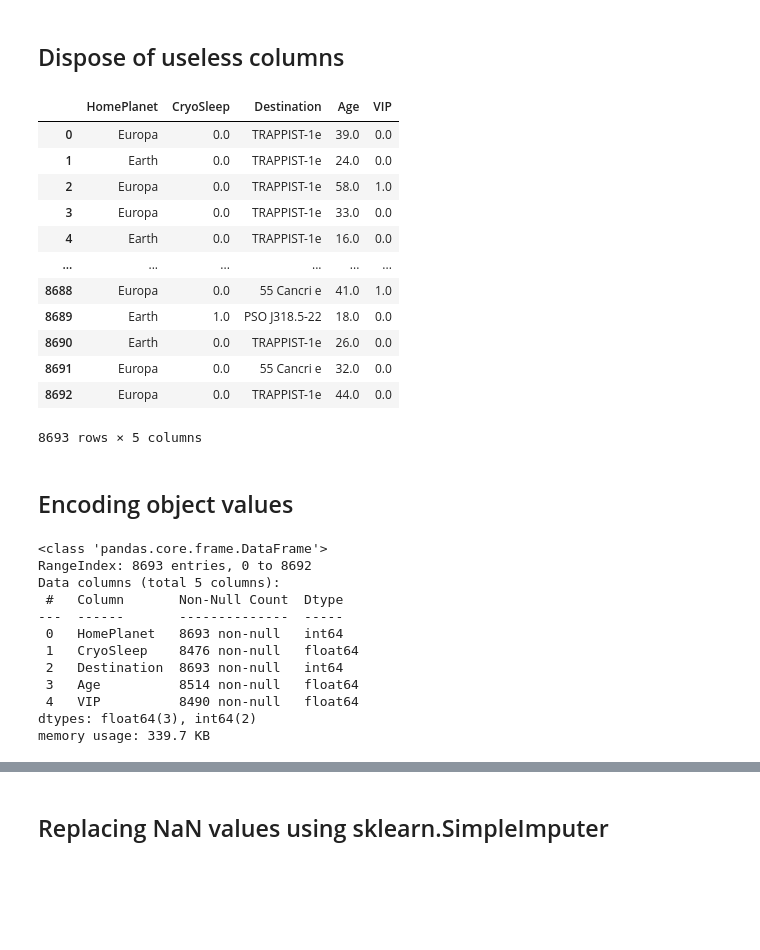
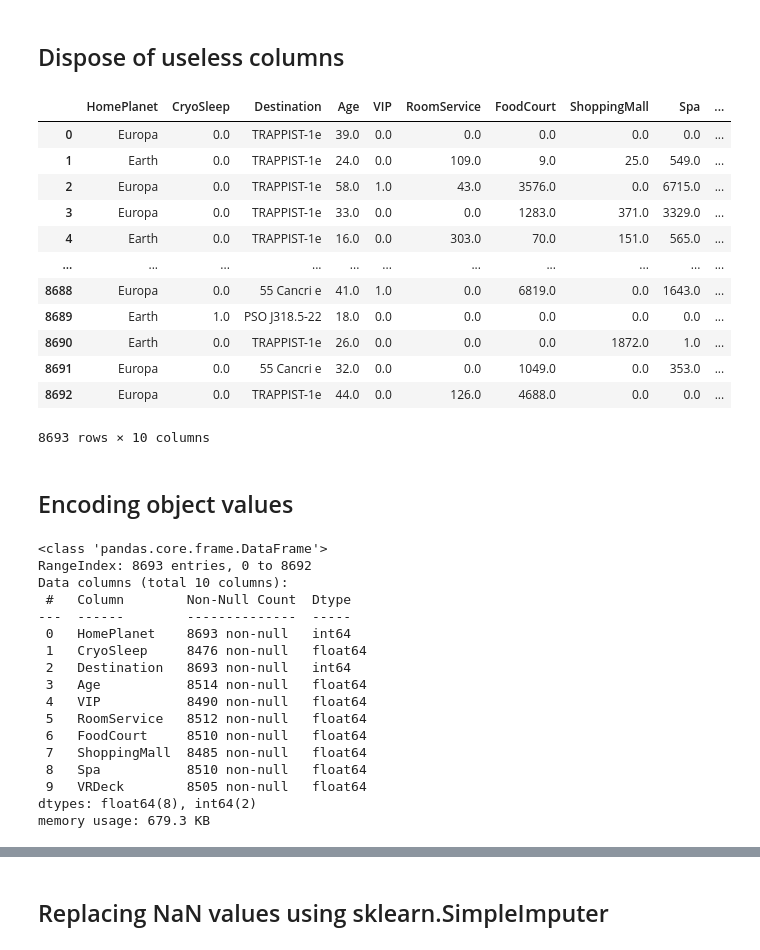
Before and after one commit to AllexManz/TitanicProblem, a Jupyter notebook: spaceship_exp_analysis.ipynb, the cells around one changed output, grey strips where cells are left out. Cells and saved outputs as stored; diff of their text form; code cells hidden in the pictures; blank space fills up the shorter version.

```diff
--- a/spaceship_exp_analysis.ipynb
+++ b/spaceship_exp_analysis.ipynb
@@ -70,24 +71,25 @@ memory usage: 950.9+ KB
 # %% [markdown]
 ## Dispose of useless columns
 # %%
-train_df = df.drop(columns=['PassengerId', 'FoodCourt', 'ShoppingMall', 'Spa',
-                            'Name', 'Transported', 'RoomService', 'VRDeck', 'Cabin'])
+# train_df = df.drop(columns=['PassengerId', 'FoodCourt', 'ShoppingMall', 'Spa',
+#                             'Name', 'Transported', 'RoomService', 'VRDeck', 'Cabin'])
+train_df = df.drop(columns=['PassengerId', 'Name', 'Transported', 'Cabin'])
 answers = df['Transported']
 train_df
 # %% [output]
-|  | HomePlanet | CryoSleep | Destination | Age | VIP |
-| 0 | Europa | 0.0 | TRAPPIST-1e | 39.0 | 0.0 |
-| 1 | Earth | 0.0 | TRAPPIST-1e | 24.0 | 0.0 |
-| 2 | Europa | 0.0 | TRAPPIST-1e | 58.0 | 1.0 |
-| 3 | Europa | 0.0 | TRAPPIST-1e | 33.0 | 0.0 |
-| 4 | Earth | 0.0 | TRAPPIST-1e | 16.0 | 0.0 |
-| ... | ... | ... | ... | ... | ... |
-| 8688 | Europa | 0.0 | 55 Cancri e | 41.0 | 1.0 |
-| 8689 | Earth | 1.0 | PSO J318.5-22 | 18.0 | 0.0 |
-| 8690 | Earth | 0.0 | TRAPPIST-1e | 26.0 | 0.0 |
-| 8691 | Europa | 0.0 | 55 Cancri e | 32.0 | 0.0 |
-| 8692 | Europa | 0.0 | TRAPPIST-1e | 44.0 | 0.0 |
+|  | HomePlanet | CryoSleep | Destination | Age | VIP | RoomService | FoodCourt | ShoppingMall | Spa | ... |
+| 0 | Europa | 0.0 | TRAPPIST-1e | 39.0 | 0.0 | 0.0 | 0.0 | 0.0 | 0.0 | ... |
+| 1 | Earth | 0.0 | TRAPPIST-1e | 24.0 | 0.0 | 109.0 | 9.0 | 25.0 | 549.0 | ... |
+| 2 | Europa | 0.0 | TRAPPIST-1e | 58.0 | 1.0 | 43.0 | 3576.0 | 0.0 | 6715.0 | ... |
+| 3 | Europa | 0.0 | TRAPPIST-1e | 33.0 | 0.0 | 0.0 | 1283.0 | 371.0 | 3329.0 | ... |
+| 4 | Earth | 0.0 | TRAPPIST-1e | 16.0 | 0.0 | 303.0 | 70.0 | 151.0 | 565.0 | ... |
+| ... | ... | ... | ... | ... | ... | ... | ... | ... | ... | ... |
+| 8688 | Europa | 0.0 | 55 Cancri e | 41.0 | 1.0 | 0.0 | 6819.0 | 0.0 | 1643.0 | ... |
+| 8689 | Earth | 1.0 | PSO J318.5-22 | 18.0 | 0.0 | 0.0 | 0.0 | 0.0 | 0.0 | ... |
+| 8690 | Earth | 0.0 | TRAPPIST-1e | 26.0 | 0.0 | 0.0 | 0.0 | 1872.0 | 1.0 | ... |
+| 8691 | Europa | 0.0 | 55 Cancri e | 32.0 | 0.0 | 0.0 | 1049.0 | 0.0 | 353.0 | ... |
+| 8692 | Europa | 0.0 | TRAPPIST-1e | 44.0 | 0.0 | 126.0 | 4688.0 | 0.0 | 0.0 | ... |
-8693 rows × 5 columns
+8693 rows × 10 columns
 # %% [markdown]
 ## Encoding object values
 # %%
@@ -99,16 +101,21 @@ train_df.info()
 # %% [output]
 <class 'pandas.core.frame.DataFrame'>
 RangeIndex: 8693 entries, 0 to 8692
-Data columns (total 5 columns):
- #   Column       Non-Null Count  Dtype
----  ------       --------------  -----
- 0   HomePlanet   8693 non-null   int64
- 1   CryoSleep    8476 non-null   float64
- 2   Destination  8693 non-null   int64
- 3   Age          8514 non-null   float64
- 4   VIP          8490 non-null   float64
-dtypes: float64(3), int64(2)
-memory usage: 339.7 KB
+Data columns (total 10 columns):
+ #   Column        Non-Null Count  Dtype
+---  ------        --------------  -----
+ 0   HomePlanet    8693 non-null   int64
+ 1   CryoSleep     8476 non-null   float64
+ 2   Destination   8693 non-null   int64
+ 3   Age           8514 non-null   float64
+ 4   VIP           8490 non-null   float64
+ 5   RoomService   8512 non-null   float64
+ 6   FoodCourt     8510 non-null   float64
+ 7   ShoppingMall  8485 non-null   float64
+ 8   Spa           8510 non-null   float64
+ 9   VRDeck        8505 non-null   float64
+dtypes: float64(8), int64(2)
+memory usage: 679.3 KB
 # %%
 train_df
 # %% [output]
```
Also changed, not shown: parts of 26 cells of this notebook.
